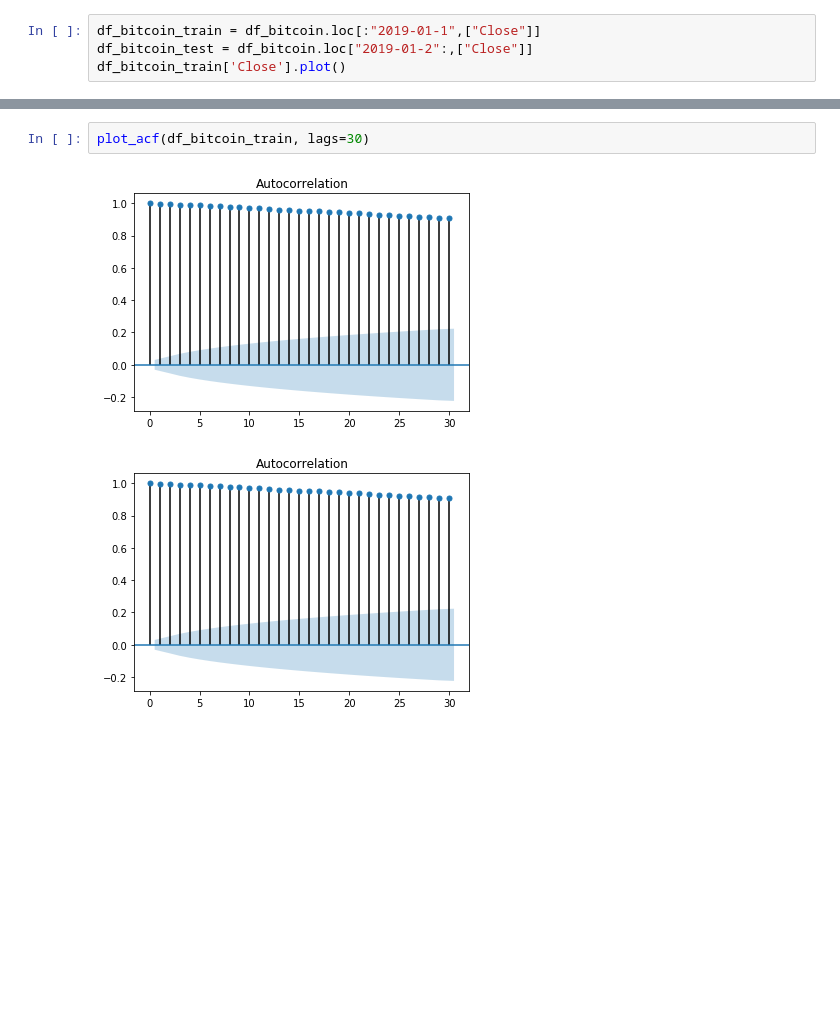
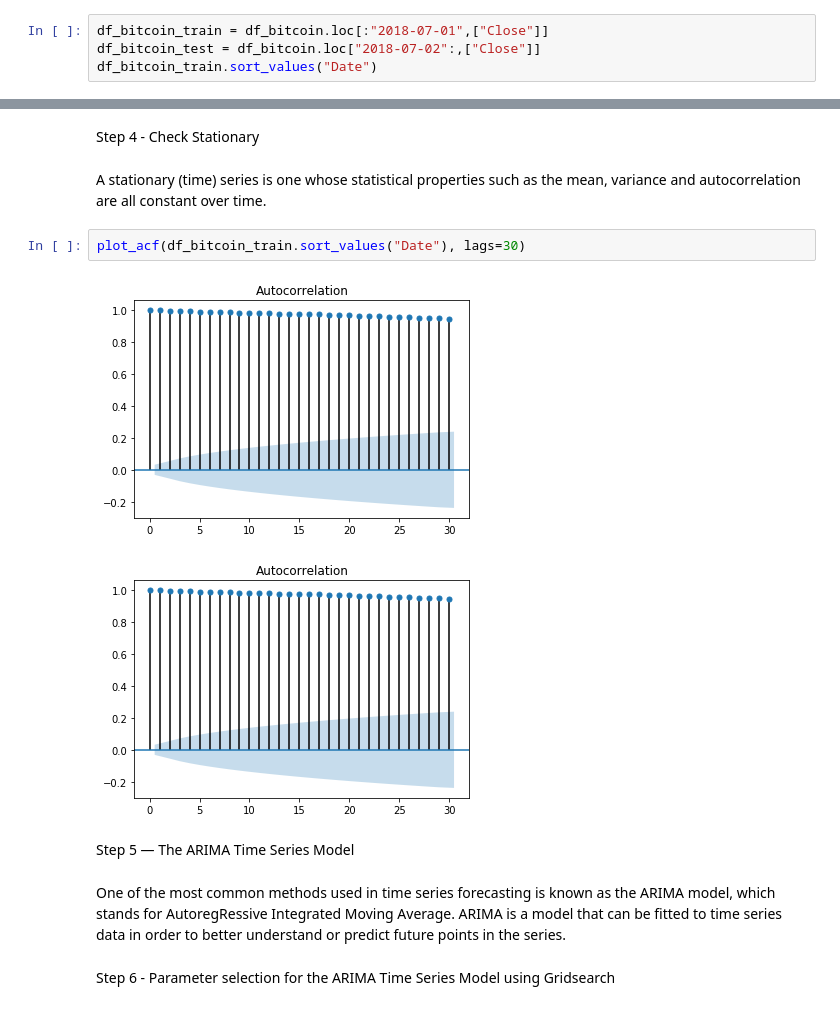
Before and after one commit to DhanushkaAbeyratne/Bitcoin-Price-Prediction---ARIMA, a Jupyter notebook: BTC-ARIMA.ipynb, the cells around one changed output, grey strips where cells are left out. Drawn from its saved outputs; the diff is of its cells as text; blank space fills up the shorter version.

Commit message:
Completed ARIMA analysis.

```diff
--- a/BTC-ARIMA.ipynb
+++ b/BTC-ARIMA.ipynb
@@ -31,5 +45,5 @@ df_bitcoin.head(5)
 # %%
-df_bitcoin_train = df_bitcoin.loc[:"2019-01-1",["Close"]]
-df_bitcoin_test = df_bitcoin.loc["2019-01-2":,["Close"]]
-df_bitcoin_train['Close'].plot()
+df_bitcoin_train = df_bitcoin.loc[:"2018-07-01",["Close"]]
+df_bitcoin_test = df_bitcoin.loc["2018-07-02":,["Close"]]
+df_bitcoin_train.sort_values("Date")
 # %% [output]
@@ -70,5 +91,15 @@ df_bitcoin_test
+# %% [markdown]
+Step 4 - Check Stationary
+# %% [markdown]
+A stationary (time) series is one whose statistical properties such as the mean, variance and autocorrelation are all constant over time.
 # %%
-plot_acf(df_bitcoin_train, lags=30)
+plot_acf(df_bitcoin_train.sort_values("Date"), lags=30)
 # %% [output]
-[figure, old version]
+[figure, new version]
-[figure, old version]
+[figure, new version]
+# %% [markdown]
+Step 5 — The ARIMA Time Series Model
+# %% [markdown]
+One of the most common methods used in time series forecasting is known as the ARIMA model, which stands for AutoregRessive Integrated Moving Average. ARIMA is a model that can be fitted to time series data in order to better understand or predict future points in the series.
+# %% [markdown]
+Step 6 - Parameter selection for the ARIMA Time Series Model using Gridsearch
```
Also changed, not shown: parts of 39 cells of this notebook, 1 other file.
